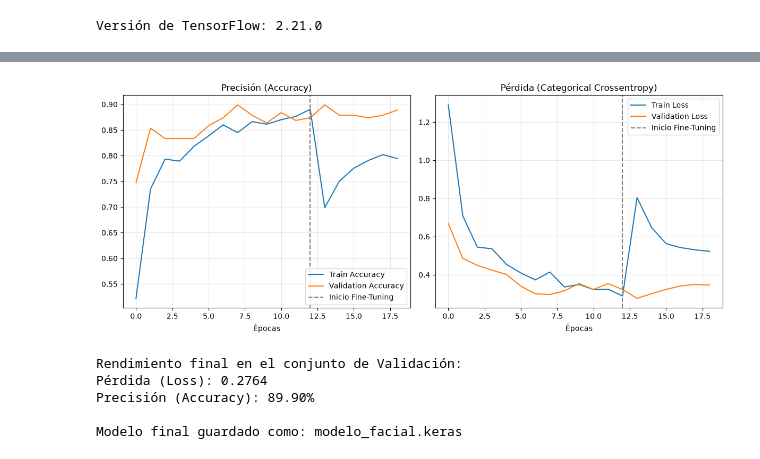
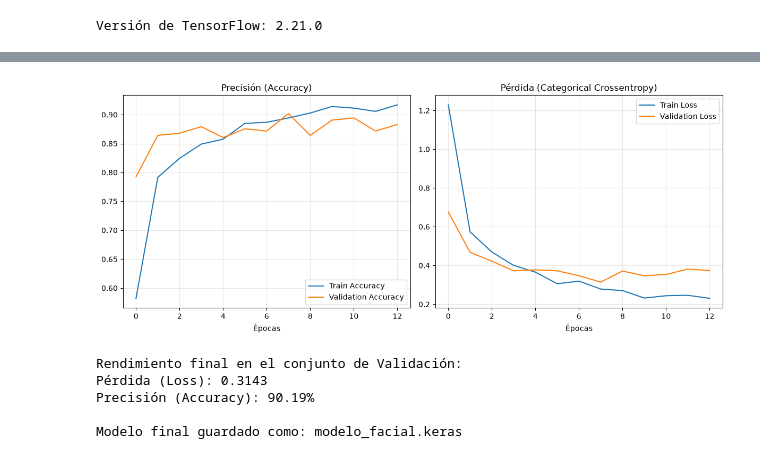
Before and after one commit to 23170367/repositorio-ia, a Jupyter notebook: 08-CNN-clasificacion-rostros/entrenamiento.ipynb, the cells around one changed output, grey strips where cells are left out. Drawn from its saved outputs; the diff is of its cells as text; code cells hidden in the pictures.

```diff
--- a/08-CNN-clasificacion-rostros/entrenamiento.ipynb
+++ b/08-CNN-clasificacion-rostros/entrenamiento.ipynb
@@ -90,8 +43,8 @@ val_ds = tf.keras.utils.image_dataset_from_directory(
 class_names = train_ds.class_names
 num_clases = len(class_names)
 
-with open("clases.json", "w") as f:
-    json.dump(class_names, f)
+with open("clases.json", "w", encoding="utf-8") as f:
+    json.dump(class_names, f, ensure_ascii=False, indent=4)
 
 print(f"\nClases detectadas ({num_clases}) y guardadas en clases.json:")
 print(class_names)
@@ -294,46 +177,43 @@ Restoring model weights from the end of the best epoch: 1.
 # %%
 # Evaluación y gráficas de rendimiento
-# Combinar los historiales si hiciste Fine-Tuning
-acc = history.history['accuracy'] + history_fine.history['accuracy']
-val_acc = history.history['val_accuracy'] + history_fine.history['val_accuracy']
-loss = history.history['loss'] + history_fine.history['loss']
-val_loss = history.history['val_loss'] + history_fine.history['val_loss']
+acc = history.history['accuracy']
+val_acc = history.history['val_accuracy']
+loss = history.history['loss']
+val_loss = history.history['val_loss']
 
 plt.figure(figsize=(12, 5))
 
 # Gráfica de Precisión (Accuracy)
 plt.subplot(1, 2, 1)
 plt.plot(acc, label='Train Accuracy')
 plt.plot(val_acc, label='Validation Accuracy')
-plt.axvline(x=len(history.history['accuracy'])-1, color='gray', linestyle='--', label='Inicio Fine-Tuning')
 plt.legend(loc='lower right')
 plt.title('Precisión (Accuracy)')
 plt.xlabel('Épocas')
 plt.grid(True, alpha=0.3)
 
 # Gráfica de Pérdida (Loss)
 plt.subplot(1, 2, 2)
 plt.plot(loss, label='Train Loss')
 plt.plot(val_loss, label='Validation Loss')
-plt.axvline(x=len(history.history['loss'])-1, color='gray', linestyle='--', label='Inicio Fine-Tuning')
 plt.legend(loc='upper right')
 plt.title('Pérdida (Categorical Crossentropy)')
 plt.xlabel('Épocas')
 plt.grid(True, alpha=0.3)
 
 plt.tight_layout()
 plt.show()
 
 # Resumen final
 val_loss_final, val_acc_final = model.evaluate(val_ds, verbose=0)
 print(f"\nRendimiento final en el conjunto de Validación:")
 print(f"Pérdida (Loss): {val_loss_final:.4f}")
 print(f"Precisión (Accuracy): {val_acc_final*100:.2f}%")
 print("\nModelo final guardado como: modelo_facial.keras")
 # %% [output]
-[figure, old version]
+[figure, new version]
 Rendimiento final en el conjunto de Validación:
-Pérdida (Loss): 0.2764
-Precisión (Accuracy): 89.90%
+Pérdida (Loss): 0.3143
+Precisión (Accuracy): 90.19%
 
 Modelo final guardado como: modelo_facial.keras
```
Also changed, not shown: parts of 8 cells of this notebook, 4 other files.
